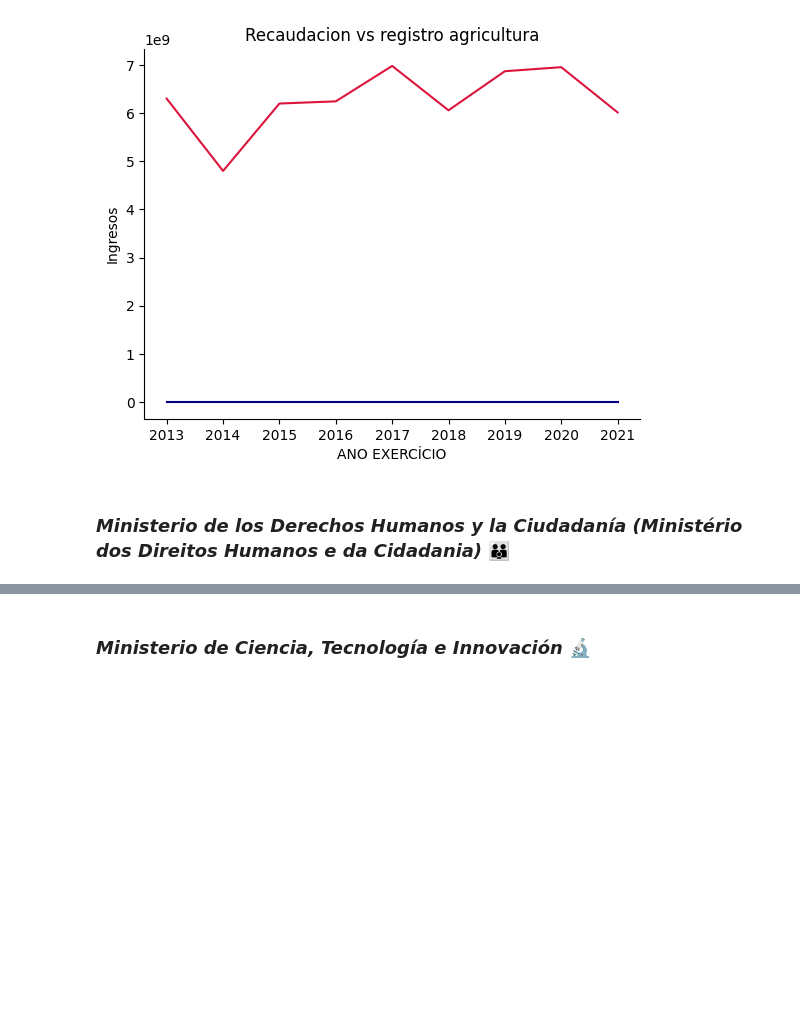
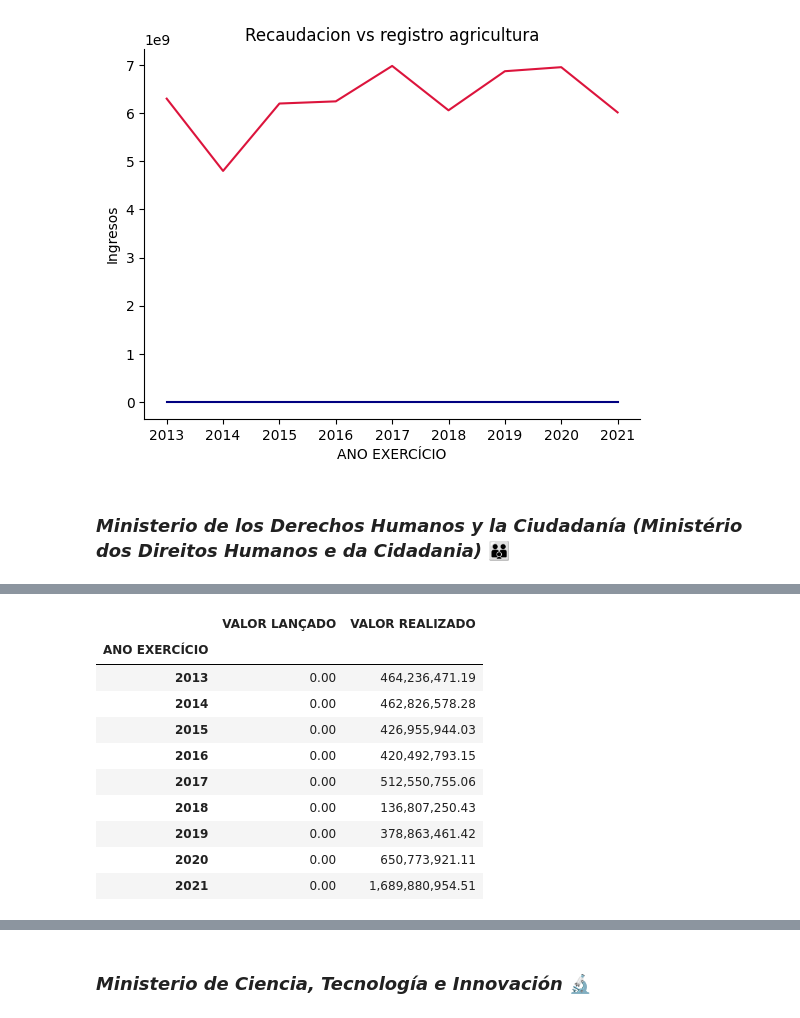
Before and after one commit to Gabijc/Proyecto2-Insights-Brasil, a Jupyter notebook: Análisis_categorías.ipynb, the cells around one changed output, grey strips where cells are left out. Drawn from its saved outputs; the diff is of its cells as text; code cells hidden in the pictures; blank space fills up the shorter version.

```diff
--- a/Análisis_categorías.ipynb
+++ b/Análisis_categorías.ipynb
@@ -512,6 +523,18 @@ fs.info_ministerio(datos_brasil, "")
 # %%
 # Vemos la información temporal sobre el ministerio
-temporal_ = fs.info_ministerio(datos_brasil, "")
+temporal_ = fs.info_ministerio(datos_brasil, "Ministério da Cidadania")
 temporal_
+# %% [output]
+|  | VALOR LANÇADO | VALOR REALIZADO |
+| ANO EXERCÍCIO |  |  |
+| 2013 | 0.00 | 464,236,471.19 |
+| 2014 | 0.00 | 462,826,578.28 |
+| 2015 | 0.00 | 426,955,944.03 |
+| 2016 | 0.00 | 420,492,793.15 |
+| 2017 | 0.00 | 512,550,755.06 |
+| 2018 | 0.00 | 136,807,250.43 |
+| 2019 | 0.00 | 378,863,461.42 |
+| 2020 | 0.00 | 650,773,921.11 |
+| 2021 | 0.00 | 1,689,880,954.51 |
 # %%
 # Vemos la información sobre su composición.
```
Also changed, not shown: parts of 16 cells of this notebook, 2 other files.
